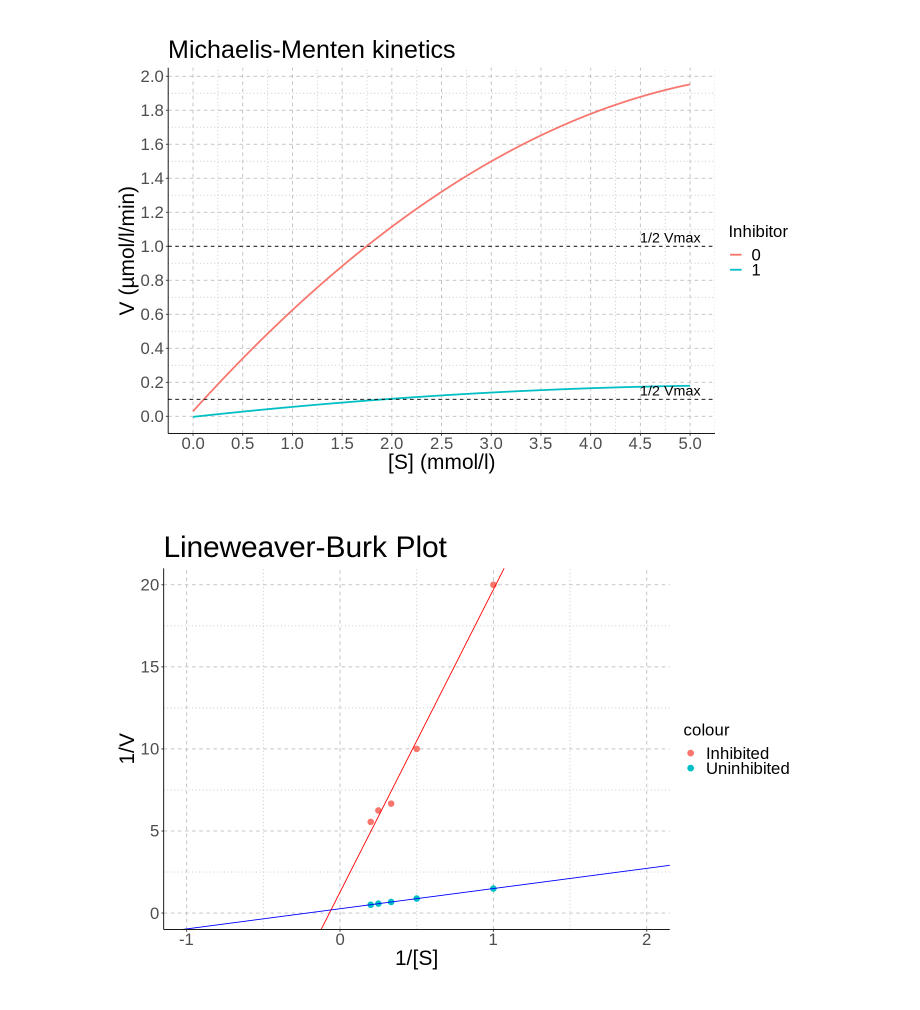
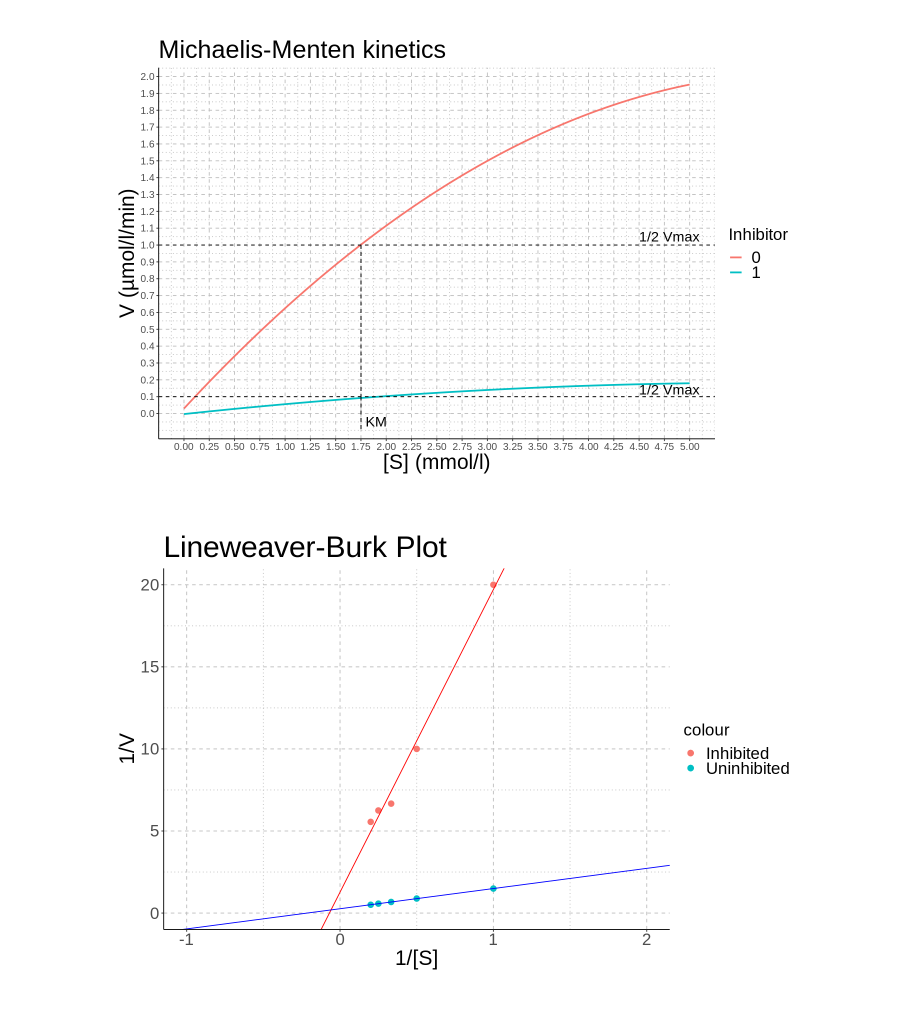
Before and after one commit to dodes24/enzymology, a Jupyter notebook: enzym_report.ipynb, the cells around one changed output. Drawn from its saved outputs; the diff is of its cells as text; code cells hidden in the pictures.

```diff
--- a/enzym_report.ipynb
+++ b/enzym_report.ipynb
@@ -33,39 +33,44 @@ all_data <- rbind(uninhibited_0, inhibited_0)
 
 # Create substrate concentration range
 Substrate <- seq(0, 5, length.out = 100)
 
 Vm_guess_inhibited <- 0.2
 Vm_guess_uninhibited <- 2
 
 # Plot the data and the fits
 ggplot(all_data, aes(x = Substrate, y = Rate, color = factor(Inhibitor))) +
   geom_smooth(method = "lm", se = FALSE, formula = y ~ poly(x, 2)) +
   scale_color_discrete(name = "Inhibitor") +
   labs(x = "[S] (mmol/l)", y = "V (µmol/l/min)") +
   ggtitle("Michaelis-Menten kinetics") +
   theme_classic() +
           # create line 1/2 Vm for two lines
             geom_hline(yintercept = Vm_guess_inhibited/2, linetype = "dashed", color = "black") +
             geom_hline(yintercept = Vm_guess_uninhibited/2, linetype = "dashed", color = "black") +
             # add 1/2 Vm labels at the right side of the plot and higheer than the lines
-            annotate("text", x = 4.8, y = Vm_guess_inhibited/2 + 0.05, label = "1/2 Vmax", color = "black", size = 6) +
+            annotate("text", x = 4.8, y = Vm_guess_inhibited/2 + 0.04, label = "1/2 Vmax", color = "black", size = 6) +
             annotate("text", x = 4.8, y = Vm_guess_uninhibited/2 + 0.05, label = "1/2 Vmax", color = "black", size = 6) +
+            # line from y = 1, x = 1.75 to y = 0, x = 1.75
+            geom_segment(x = 1.75, xend = 1.75, y = 1, yend = 0.1, linetype = "dashed", color = "black") +
+            geom_segment(x = 1.75, xend = 1.75, y = 0.1, yend = -0.1, linetype = "dashed", color = "black") +
+            # michaelis constant label KM where M will be smaller than K
+            annotate("text", x = 1.90, y = -0.05, label = "KM", color = "black", size = 6) +
             # axis ticks set to 0.5
-            scale_y_continuous(breaks = seq(0, 2, 0.2)) +
-            scale_x_continuous(breaks = seq(0, 5, 0.5)) +
+            scale_y_continuous(breaks = seq(0, 2, 0.1)) +
+            scale_x_continuous(breaks = seq(0, 5, 0.25)) +
 
   theme(panel.grid.major = element_line(color = "gray", linetype = "dashed"),
         panel.grid.minor = element_line(color = "gray", linetype = "dotted"),
         axis.title.x = element_text(size = 25),
         axis.title.y = element_text(size = 25),
-        axis.text.x = element_text(size = 20),
-        axis.text.y = element_text(size = 20),
+        axis.text.x = element_text(size = 12),
+        axis.text.y = element_text(size = 12),
         plot.title = element_text(size = 30),
         legend.text = element_text(size = 20),
         legend.title = element_text(size = 20)) +
   theme(plot.margin = unit(c(1,1,1,1), "cm"))
 # %% [output]
-[figure, old version]
+[figure, new version]
 # %%
 # save the plot
 ggsave("plots/data_plot1.png", width = 16, height = 12, units = "in", dpi = 300)
```
Also changed, not shown: parts of 7 cells of this notebook, 8 other files.
